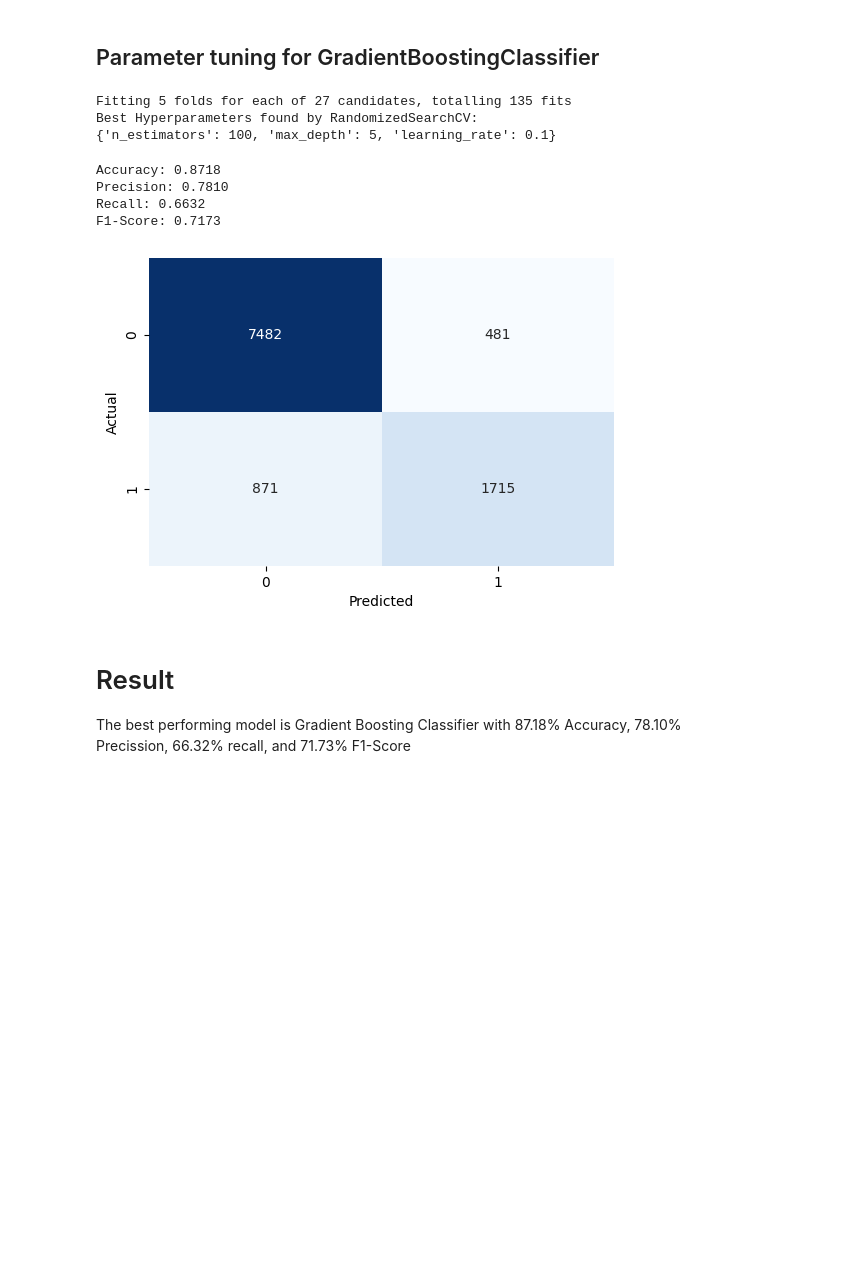
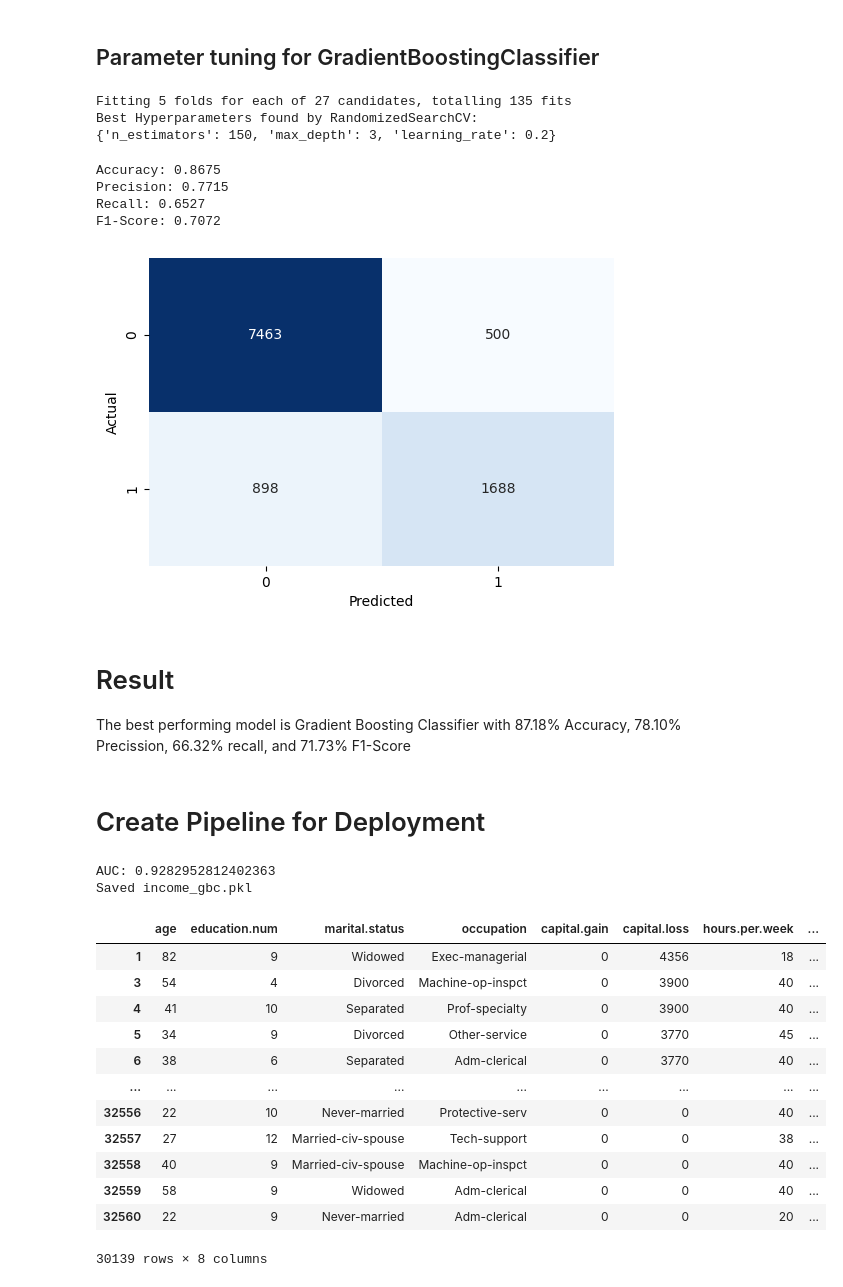
Before and after one commit to FrienDotJava/adult-census-income, a Jupyter notebook: Classification.ipynb, the cells around one changed output. Cells and saved outputs as stored; diff of their text form; code cells hidden in the pictures; blank space fills up the shorter version.

```diff
--- a/Classification.ipynb
+++ b/Classification.ipynb
@@ -761,7 +879,7 @@ param_dist = {
 }
 
 random_search = RandomizedSearchCV(GradientBoostingClassifier(random_state=42), param_distributions=param_dist, cv=5, n_iter=27, scoring='accuracy', n_jobs=-1, verbose=2)
-random_search.fit(X_train, y_train)
+random_search.fit(X_train_scaled, y_train)
 
 best_params = random_search.best_params_
 best_gb = random_search.best_estimator_
@@ -771,9 +889,9 @@ print(best_params)
 # %% [output]
 Fitting 5 folds for each of 27 candidates, totalling 135 fits
 Best Hyperparameters found by RandomizedSearchCV:
-{'n_estimators': 100, 'max_depth': 5, 'learning_rate': 0.1}
+{'n_estimators': 150, 'max_depth': 3, 'learning_rate': 0.2}
 # %%
-y_pred_tuned = best_gb.predict(X_test)
+y_pred_tuned = best_gb.predict(X_test_scaled)
 cm_gb = confusion_matrix(y_test, y_pred_tuned)
 
 print(f"Accuracy: {accuracy_score(y_test, y_pred_tuned):.4f}")
@@ -787,12 +905,68 @@ plt.xlabel('Predicted')
 plt.ylabel('Actual')
 plt.show()
 # %% [output]
-Accuracy: 0.8718
-Precision: 0.7810
-Recall: 0.6632
-F1-Score: 0.7173
+Accuracy: 0.8675
+Precision: 0.7715
+Recall: 0.6527
+F1-Score: 0.7072
 [figure]
 # %% [markdown]
 # Result
 
 The best performing model is Gradient Boosting Classifier with 87.18% Accuracy, 78.10% Precission, 66.32% recall, and 71.73% F1-Score
+# %% [markdown]
+# Create Pipeline for Deployment
+# %%
+X = df_drop.drop('income', axis=1)
+y = df_drop['income']
+
+num_cols = X.select_dtypes('number').columns.tolist()
+cat_cols = X.select_dtypes('object').columns.tolist()
+
+preprocessor = ColumnTransformer(
+    transformers=[
+        ("cat", OneHotEncoder(handle_unknown="ignore", sparse_output=False), cat_cols),
+        ("num", "passthrough", num_cols),
+    ],
+    remainder="drop"
+)
+
+gbc = GradientBoostingClassifier(
+    n_estimators=150,
+    learning_rate=0.2,
+    max_depth=3,
+    random_state=42
+)
+
+pipe = Pipeline([("pre", preprocessor), ("clf", gbc)])
+
+X_train, X_test, y_train, y_test = train_test_split(
+    X, y, test_size=0.2, random_state=42, stratify=y
+)
+
+pipe.fit(X_train, y_train)
+
+proba = pipe.predict_proba(X_test)[:, 1]
+print("AUC:", roc_auc_score(y_test, proba))
+
+joblib.dump(pipe, "income_gbc.pkl")
+print("Saved income_gbc.pkl")
+# %% [output]
+AUC: 0.9282952812402363
+Saved income_gbc.pkl
+# %%
+df_drop
+# %% [output]
+|  | age | education.num | marital.status | occupation | capital.gain | capital.loss | hours.per.week | ... |
+| 1 | 82 | 9 | Widowed | Exec-managerial | 0 | 4356 | 18 | ... |
+| 3 | 54 | 4 | Divorced | Machine-op-inspct | 0 | 3900 | 40 | ... |
+| 4 | 41 | 10 | Separated | Prof-specialty | 0 | 3900 | 40 | ... |
+| 5 | 34 | 9 | Divorced | Other-service | 0 | 3770 | 45 | ... |
+| 6 | 38 | 6 | Separated | Adm-clerical | 0 | 3770 | 40 | ... |
+| ... | ... | ... | ... | ... | ... | ... | ... | ... |
+| 32556 | 22 | 10 | Never-married | Protective-serv | 0 | 0 | 40 | ... |
+| 32557 | 27 | 12 | Married-civ-spouse | Tech-support | 0 | 0 | 38 | ... |
+| 32558 | 40 | 9 | Married-civ-spouse | Machine-op-inspct | 0 | 0 | 40 | ... |
+| 32559 | 58 | 9 | Widowed | Adm-clerical | 0 | 0 | 40 | ... |
+| 32560 | 22 | 9 | Never-married | Adm-clerical | 0 | 0 | 20 | ... |
+30139 rows × 8 columns
```
Also changed, not shown: parts of 33 cells of this notebook, 2 other files.
